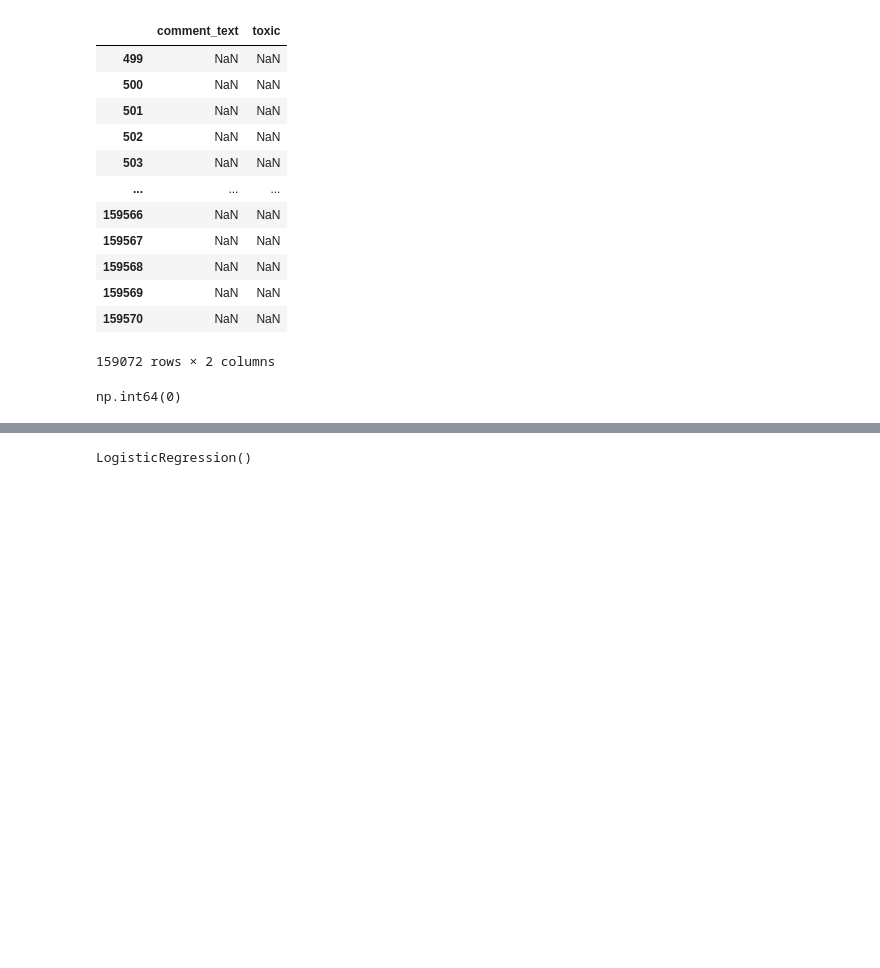
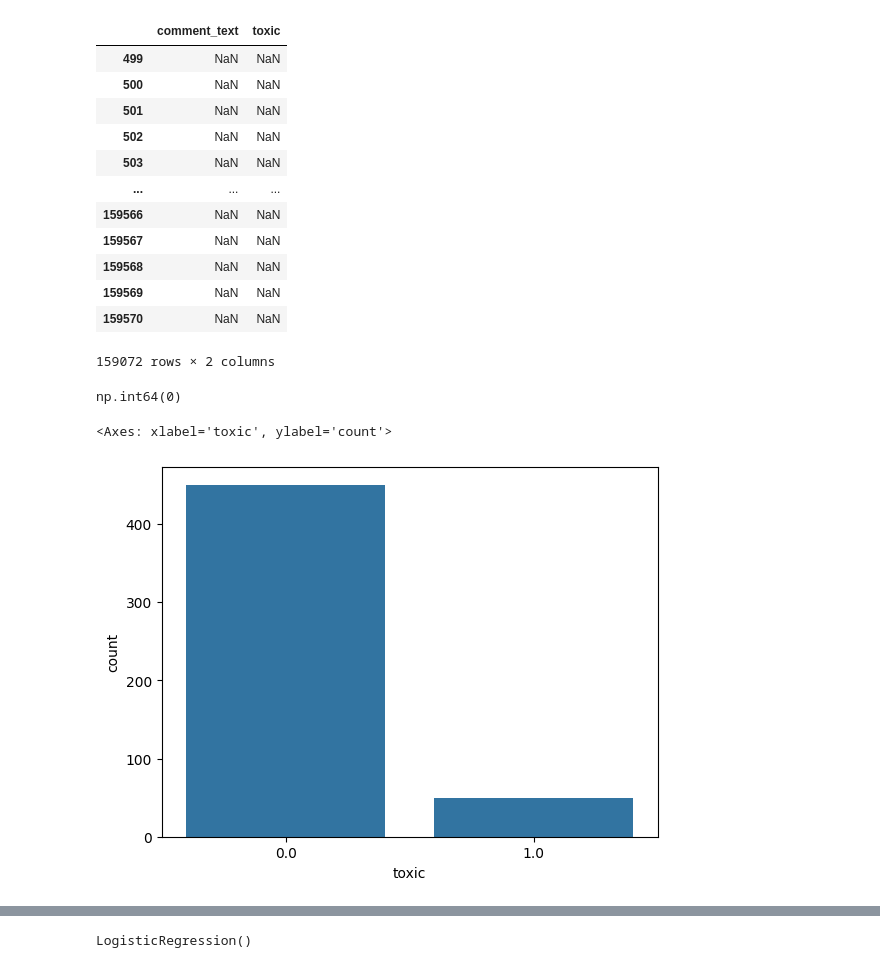
Before and after one commit to rudrakj/Assist, a Jupyter notebook: Youtube_NLP_Text_Representaion.ipynb, the cells around one changed output, grey strips where cells are left out. Cells and saved outputs as stored; diff of their text form; code cells hidden in the pictures; blank space fills up the shorter version.

```diff
--- a/Youtube_NLP_Text_Representaion.ipynb
+++ b/Youtube_NLP_Text_Representaion.ipynb
@@ -101,3 +101,13 @@ data.duplicated().sum()
 np.int64(0)
 # %%
 data.drop_duplicates(inplace=True)
+# %%
+data['comment_text'] = data['comment_text'].str.replace('"','',regex=True)
+# %%
+import seaborn as sns
+import matplotlib.pyplot as plt
+
+sns.countplot(data=data, x ='toxic')
+# %% [output]
+<Axes: xlabel='toxic', ylabel='count'>
+[figure, added]
```
Also changed, not shown: parts of 19 cells of this notebook.
